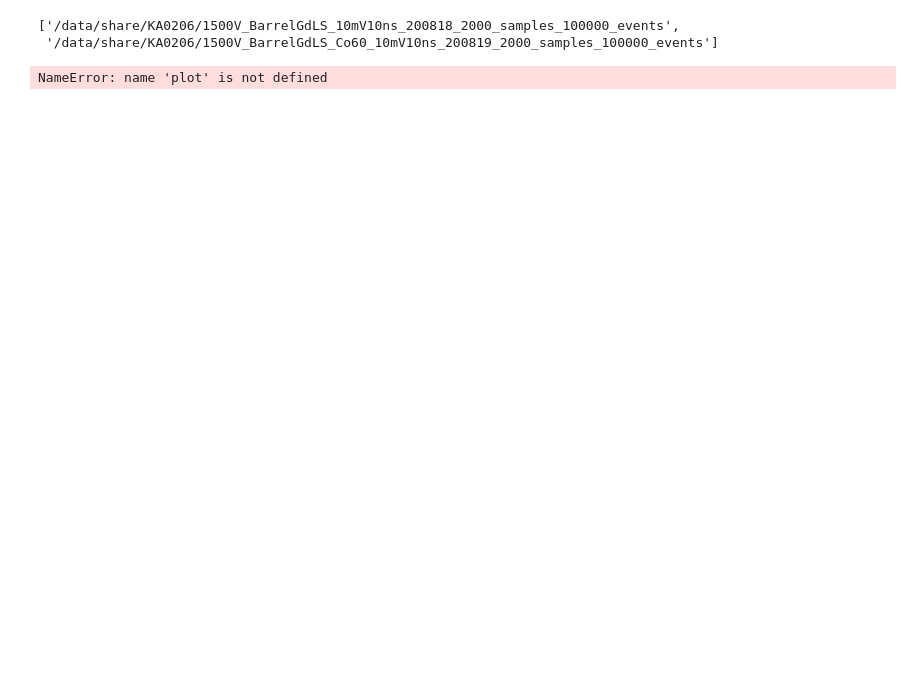
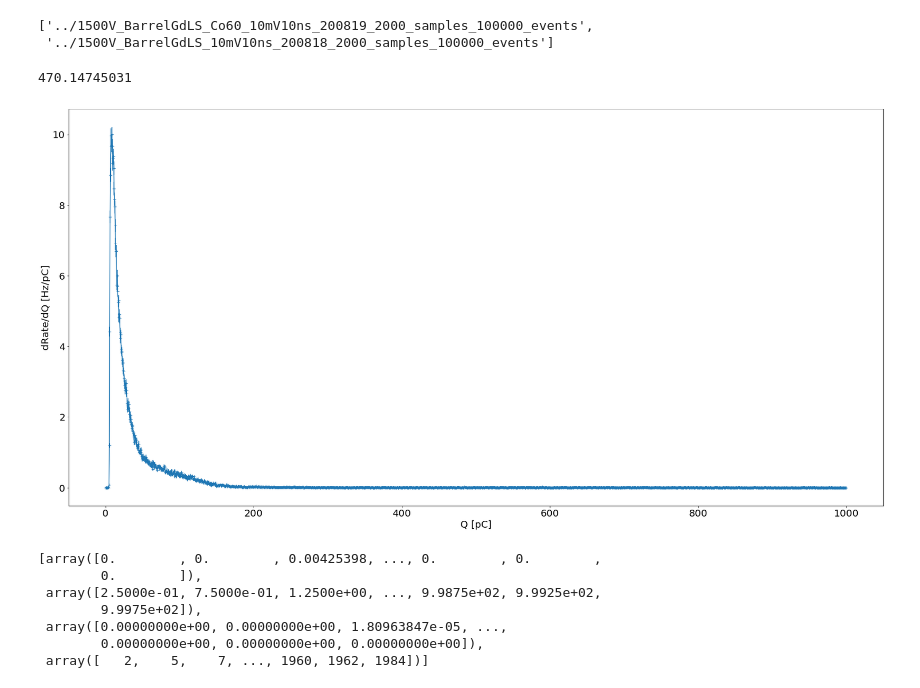
Before and after one commit to PenningLab/DDC10Ana, a Jupyter notebook: LStest.ipynb, the cells around one changed output. Cells and saved outputs as stored; diff of their text form; code cells hidden in the pictures; blank space fills up the shorter version.

```diff
--- a/LStest.ipynb
+++ b/LStest.ipynb
@@ -11,39 +11,41 @@ import os
 import scipy as sp
 import awkward as awk
 from pylab import rcParams
-rcParams['figure.figsize'] = 15, 11
+rcParams['figure.figsize'] = 30, 15
+rcParams['font.size'] = 19
+rcParams['axes.titlesize'] = 23
 from datetime import datetime as dt
 # %%
-wdir = '/data/share/KA0206/1500V*'
+wdir = '../1500V*'
 fdirs = glob.glob(wdir)
 #fdirT = (np.array(fdirT)-fdirT[0]
 fdirs
 # %% [output]
-['/data/share/KA0206/1500V_BarrelGdLS_10mV10ns_200818_2000_samples_100000_events',
- '/data/share/KA0206/1500V_BarrelGdLS_Co60_10mV10ns_200819_2000_samples_100000_events']
+['../1500V_BarrelGdLS_Co60_10mV10ns_200819_2000_samples_100000_events',
+ '../1500V_BarrelGdLS_10mV10ns_200818_2000_samples_100000_events']
 # %%
-def LSRun(fname,nbase=150,cut=4,pmt=0,qbins=1000,ret=False):
+def LSRun(fname,nbase=150,cut=4,pmt=0,qbins=2000,ret=False,mrange=[0,10000]):
     waves = au.ReadDDC10_BinWave(fname)
     waves[0],base = au.Subtract_Baseline(waves[0],nBase=nbase)
     #require baseline has no pulse. i.e. integral over baseline less than cut*rms
     bmask = np.absolute(integrate.simps(waves[0][:,pmt,:nbase]))<cut*integrate.simps(np.ones(nbase))*base[1][:,pmt]
     PromptPeak = au.peakHist(waves,chan=pmt,ret=True,doplot=False)
     #Qev = 1e3*integrate.simps(waves[0][:,pmt])*au.sampleWidth_ns/au.resistance_ohm
-    Qhist = au.winQHist(waves,ch=pmt,hrange=[0,2500],init=PromptPeak[1]-10,end=PromptPeak[1]+10,nBins=qbins,evMask=bmask[...,np.newaxis])
+    Qhist = au.winQHist(waves,ch=pmt,hrange=mrange,init=PromptPeak[1]-10,end=PromptPeak[1]+10,nBins=qbins,evMask=bmask[...,np.newaxis])
     if ret:
         Qhist['waves'] = waves[0][:,pmt]
         Qhist['evMask'] = bmask
         Qhist['baserms'] = base[0][:,pmt]
         return Qhist,waves[1]
     else:
-        return Qhist['qHist']
+        return Qhist['qHist'],waves[1]
 
 def plotQ(qhist,sdir='',savef=False):
     plt.errorbar(qhist[1],qhist[0],marker='+',yerr=np.sqrt(qhist[2]))
     plt.xlabel('Q [pC]')
-    plt.ylabel('dRate/dQ [Hz/pC]')
+    plt.ylabel('dR/dQ [Hz/pC]')
     if savef:
-        plt.savefig(sdir+"/QHist.png")
+        plt.savefig(sdir+"_QHist.png")
     plt.show()
 from scipy.optimize import curve_fit
 
@@ -83,20 +85,25 @@ def fitQ(Qhist,P,bounds=(-np.inf,np.inf),doErr=False):
         return None
     return fit,tmp
 # %%
-def fullAna(fdir,nbase=30,winS=5,winF=5,cut=4,pmt=0,qbins=1000,ret=False,nEV=0):
+def fullAna(fdir,nbase=30,winS=5,winF=5,cut=4,pmt=0,qbins=2000,mirange=[0,2500],ret=False,nEV=0):
     fnames = [os.path.splitext(iF)[0] for iF in glob.glob(fdir+'/*.bin')]
     avN = len(fnames)
     if nEV>0 and nEV<avN:
         avN = nEV
-    Qhist = list(LSRun(fnames[0],nbase,cut,pmt,qbins,ret))
+    Qhist,Qinf = LSRun(fnames[0],nbase,cut,pmt,qbins,ret,mrange=mirange)
+    Qhist = list(Qhist)
+    totL = Qinf['totliveTime_s']
     for iQ in range(1,avN):
-        Qhisti = LSRun(fnames[iQ],nbase,cut,pmt,qbins,ret)
+        Qhisti,Qinfi = LSRun(fnames[iQ],nbase,cut,pmt,qbins,ret,mrange=mirange)
         Qhist[0] += Qhisti[0]
         Qhist[2] += Qhisti[2]
-        plotQ(Qhisti)
+        totL += Qinfi['totliveTime_s']
+        #plotQ(Qhisti)
     Qhist[0] *= 1/float(avN)
     Qhist[2] *= 1/float(avN*avN)
-    plotQ(Qhist,fdir,savef=True)
+    print(totL/avN)
+    plotQ(Qhist,'../figs/'+fdir.split('/')[-1],savef=True)
+    return Qhist
     """
     popt,pcov = fitQ(Qhist,[0,10,1,3,1,1])
     QNoise = min([popt[0],popt[3]])
@@ -115,7 +122,15 @@ def fullAna(fdir,nbase=30,winS=5,winF=5,cut=4,pmt=0,qbins=1000,ret=False,nEV=0):
     return DR,DRErr,Qhist
     """
 # %%
-fullAna(fdirs[0],nEV=1)
+fullAna(fdirs[0],nEV=1,mirange=[0,1000])
 # %% [output]
-NameError: name 'plot' is not defined
+470.14745031
+[figure, added]
+[array([0.        , 0.        , 0.00425398, ..., 0.        , 0.        ,
+        0.        ]),
+ array([2.5000e-01, 7.5000e-01, 1.2500e+00, ..., 9.9875e+02, 9.9925e+02,
+        9.9975e+02]),
+ array([0.00000000e+00, 0.00000000e+00, 1.80963847e-05, ...,
+        0.00000000e+00, 0.00000000e+00, 0.00000000e+00]),
+ array([   2,    5,    7, ..., 1960, 1962, 1984])]
 # %%
```
Also changed, not shown: parts of 5 cells of this notebook, 2 other files.
